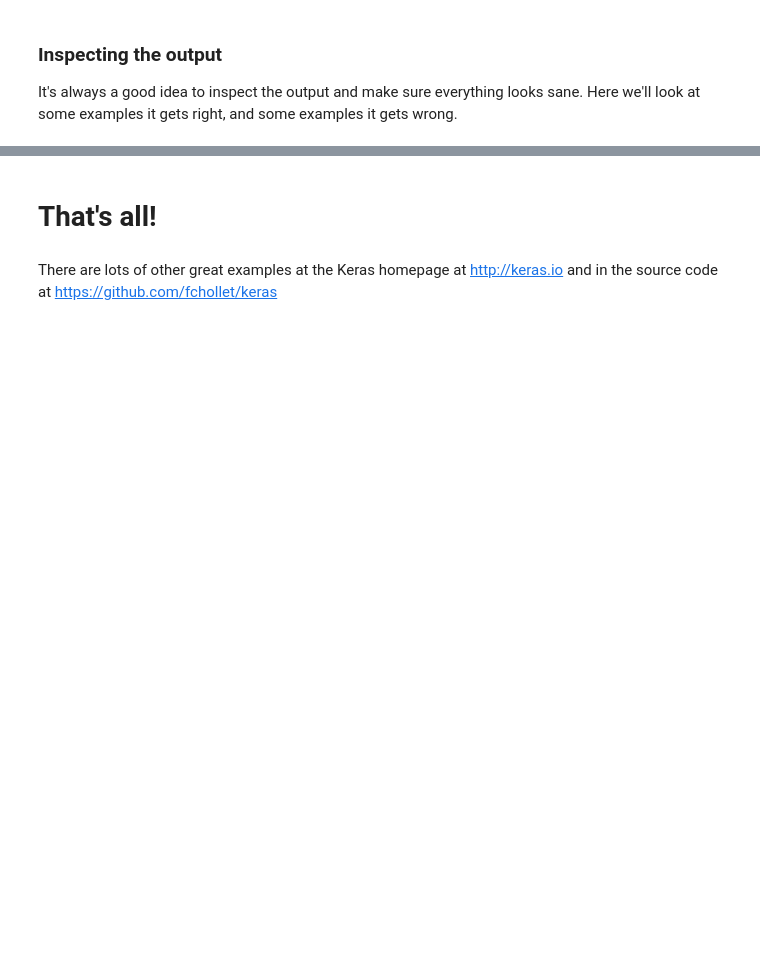
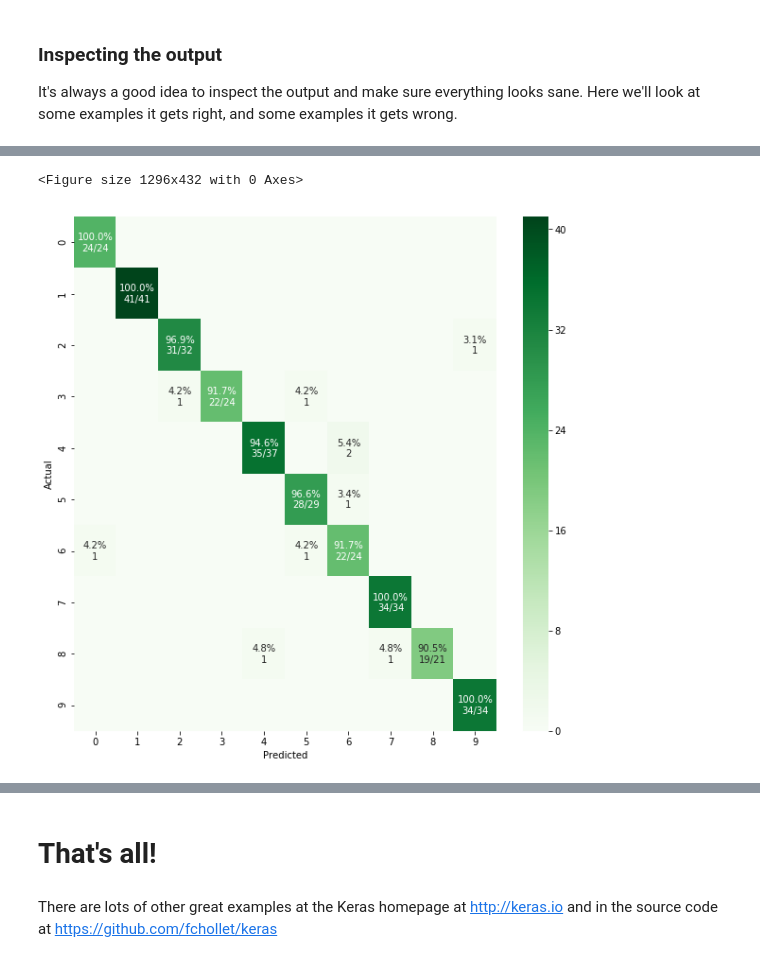
Before and after one commit to dmitryaleks/keras-mnist-tutorial, a Jupyter notebook: MNIST in Keras.ipynb, the cells around one changed output, grey strips where cells are left out. Saved outputs shown, nothing was run; the diff lists cells and outputs as text; code cells hidden in the pictures; blank space fills up the shorter version.

```diff
--- a/MNIST in Keras.ipynb
+++ b/MNIST in Keras.ipynb
@@ -348,0 +289,6 @@ Incorrect classifications:
+# %%
+from sklearn.metrics import confusion_matrix
+import numpy as np
+
+confusion = confusion_matrix(y_test, predicted_classes)
+print(confusion)
@@ -348,0 +355,6 @@ Incorrect classifications:
+# %%
+plt.clf()
+cm_plot(y_test, predicted_classes, labels=[0,1,2,3,4,5,6,7,8,9], ymap=None, figsize=(10,10))
+# %% [output]
+<Figure size 1296x432 with 0 Axes>
+[figure, added]
```
Also changed, not shown: parts of 23 cells of this notebook.
